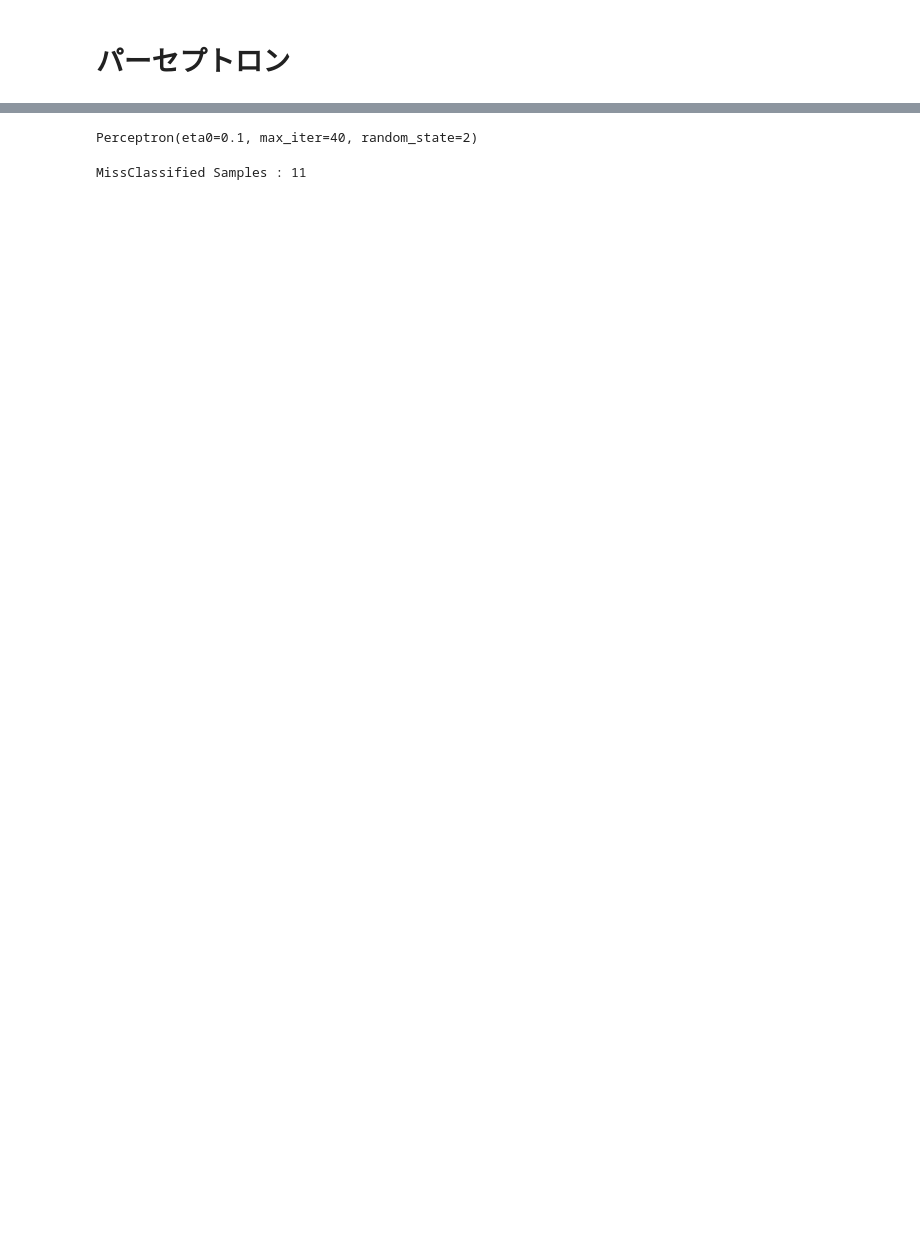
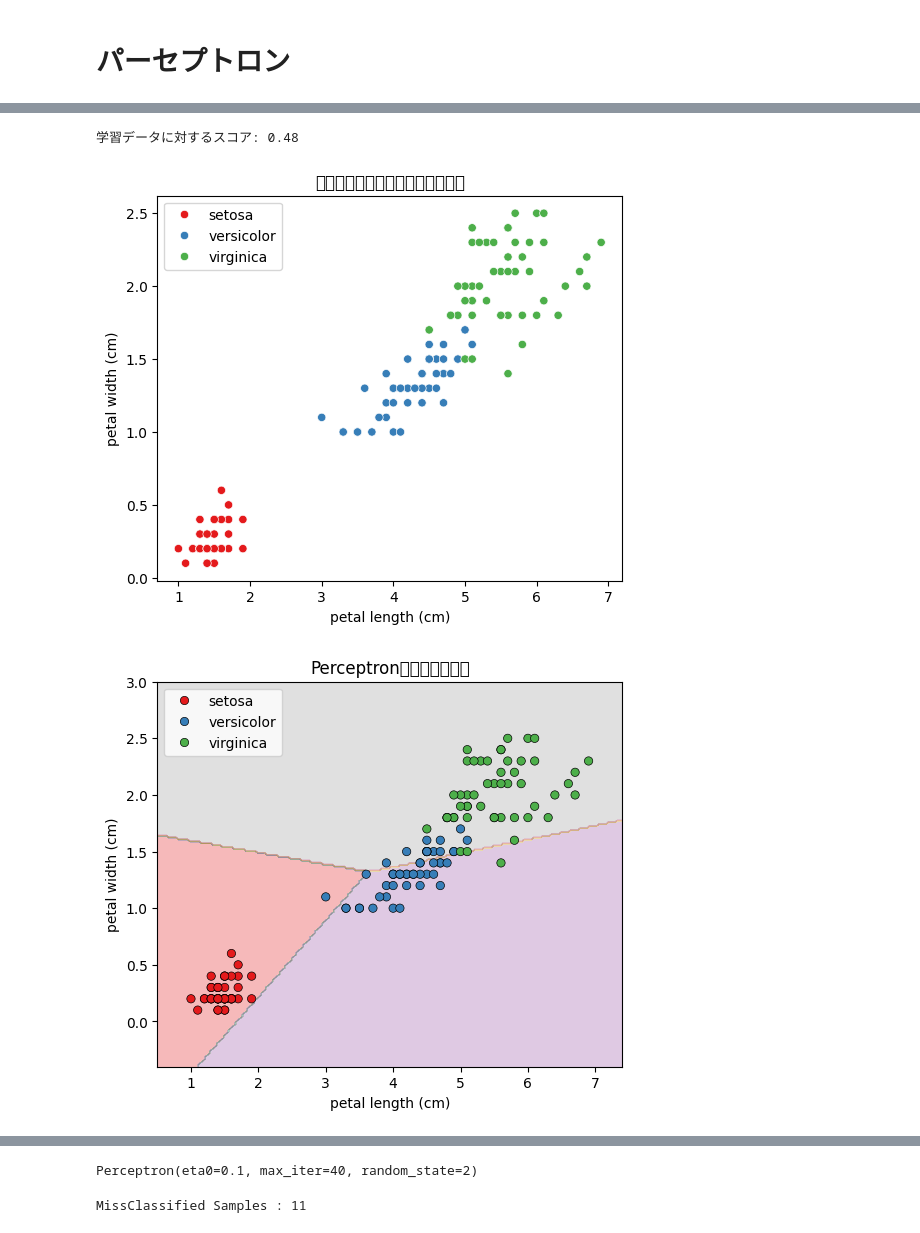
Before and after one commit to henka-d87tg83ic2/ML_Utils_Collection, a Jupyter notebook: f_PR_ppn1_cb.ipynb, the cells around one changed output, grey strips where cells are left out. Saved outputs shown, nothing was run; the diff lists cells and outputs as text; code cells hidden in the pictures; blank space fills up the shorter version.

```diff
--- a/f_PR_ppn1_cb.ipynb
+++ b/f_PR_ppn1_cb.ipynb
@@ -30,0 +5,71 @@ Class Labels :  [0 1 2]
+# %%
+from sklearn.datasets import load_iris
+from sklearn.linear_model import Perceptron # Perceptronのインポート
+iris = load_iris()
+# print(iris)
+X1 = iris.data[:,[0,1,2,3]]
+y1 = iris.target
+model = Perceptron().fit(X1, y1)
+model.score(X1, y1)
+#-----------------------
+import numpy as np
+import pandas as pd
+import matplotlib.pyplot as plt
+import seaborn as sns
+from sklearn.datasets import load_iris
+from sklearn.linear_model import Perceptron
+from sklearn.metrics import confusion_matrix, classification_report, ConfusionMatrixDisplay
+
+# データロード
+iris = load_iris()
+X = iris.data
+y = iris.target
+species = iris.target_names
+
+# モデル学習
+model = Perceptron(max_iter=1000, random_state=0)
+model.fit(X, y)
+score = model.score(X, y)
+print("学習データに対するスコア:", score)
+
+# 1. 散布図（花弁の長さと幅）
+plt.figure(figsize=(6,5))
+sns.scatterplot(x=X[:,2], y=X[:,3], hue=[species[i] for i in y], palette="Set1")
+plt.title("花弁の長さと幅による分類可視化")
+plt.xlabel("petal length (cm)")
+plt.ylabel("petal width (cm)")
+plt.show()
+
+# 2. 決定境界の可視化（2次元射影）
+X2 = X[:, [2,3]]  # 花弁の長さと幅
+model2 = Perceptron(max_iter=1000, random_state=0).fit(X2, y)
+
+x_min, x_max = X2[:,0].min()-0.5, X2[:,0].max()+0.5
+y_min, y_max = X2[:,1].min()-0.5, X2[:,1].max()+0.5
+xx, yy = np.meshgrid(np.linspace(x_min, x_max, 200),
+                     np.linspace(y_min, y_max, 200))
+Z = model2.predict(np.c_[xx.ravel(), yy.ravel()])
+Z = Z.reshape(xx.shape)
+
+plt.figure(figsize=(6,5))
+plt.contourf(xx, yy, Z, alpha=0.3, cmap="Set1")
+sns.scatterplot(x=X2[:,0], y=X2[:,1], hue=[species[i] for i in y], palette="Set1", edgecolor="k")
+plt.title("Perceptronによる決定境界")
+plt.xlabel("petal length (cm)")
+plt.ylabel("petal width (cm)")
+plt.show()
+
+# 3. 混同行列
+y_pred = model.predict(X)
+cm = confusion_matrix(y, y_pred)
+disp = ConfusionMatrixDisplay(confusion_matrix=cm, display_labels=species)
+disp.plot(cmap="Blues")
+plt.title("混同行列")
+plt.show()
+
+# 4. 分類レポート
+print("分類レポート:\n", classification_report(y, y_pred, target_names=species))
+# %% [output]
+学習データに対するスコア: 0.48
+[figure, added]
+[figure, added]
```
Also changed, not shown: parts of 6 cells of this notebook.
